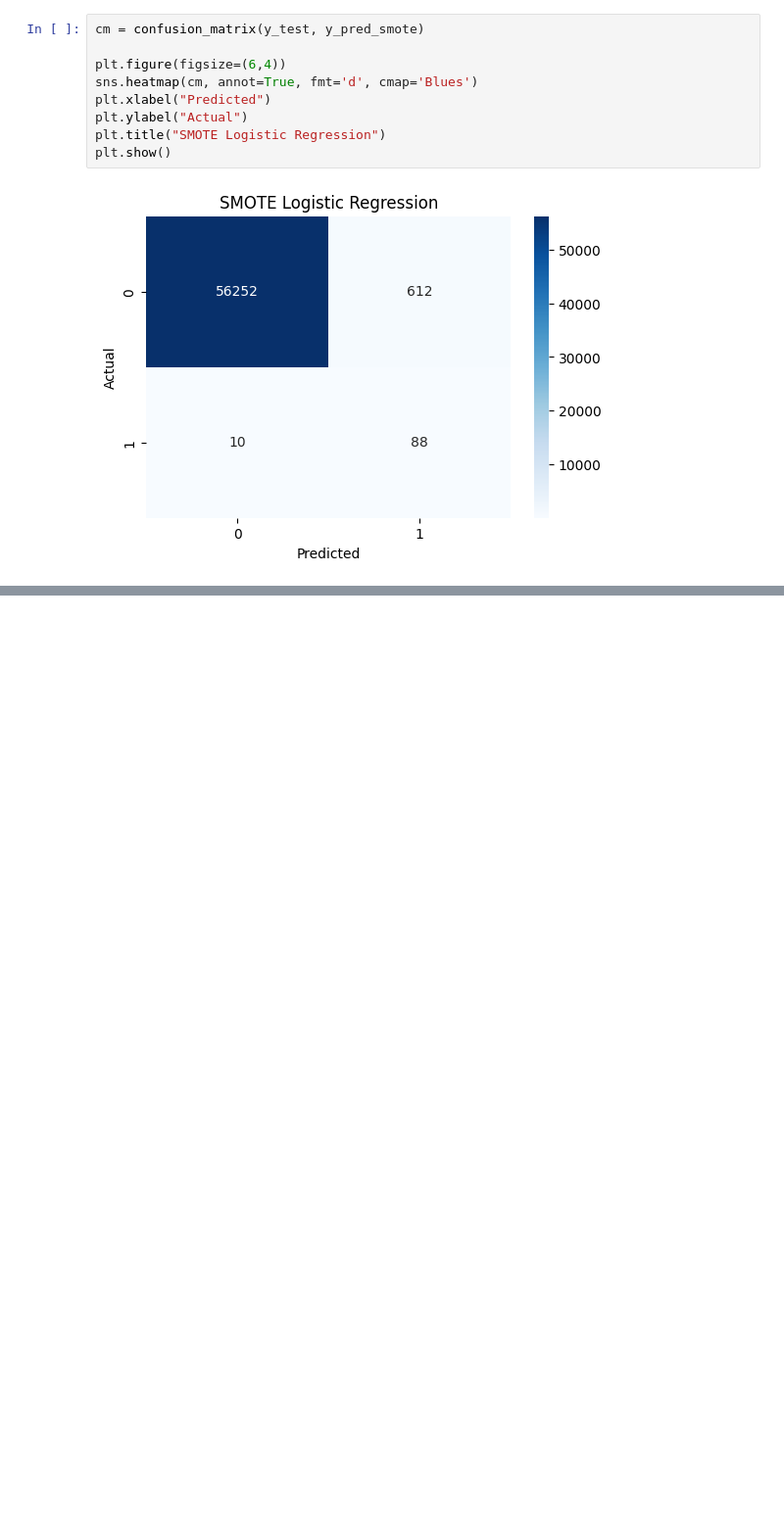
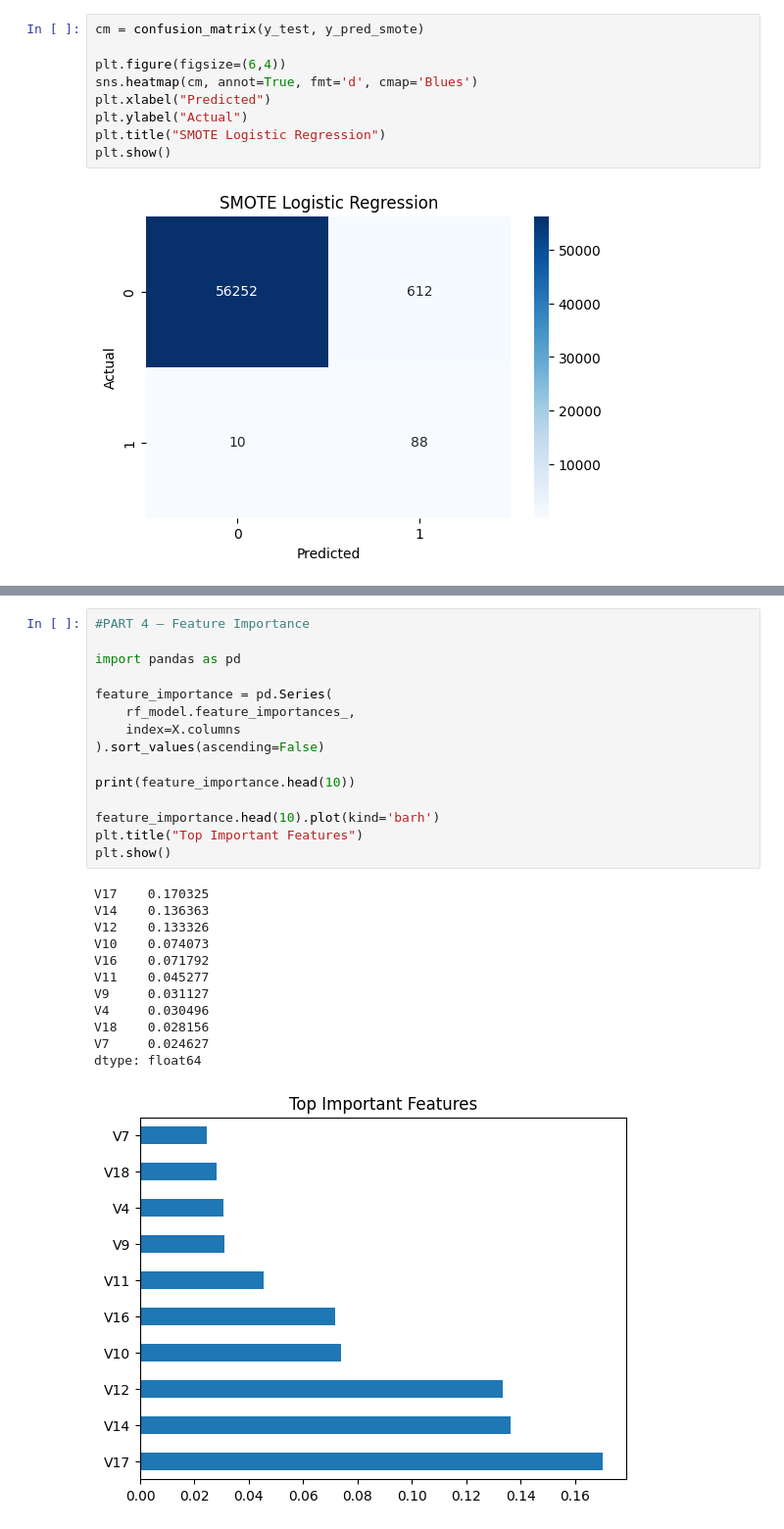
Before and after one commit to MohammedKaif1154/fraud-detection-mlops, a Jupyter notebook: 01_EDA_Fraud_Analysis.ipynb, the cells around one changed output, grey strips where cells are left out. Shown at 98% size. Saved outputs shown, nothing was run; the diff lists cells and outputs as text; blank space fills up the shorter version.

```diff
--- a/01_EDA_Fraud_Analysis.ipynb
+++ b/01_EDA_Fraud_Analysis.ipynb
@@ -324,0 +417,28 @@ plt.show()
+# %%
+#PART 4 — Feature Importance
+
+import pandas as pd
+
+feature_importance = pd.Series(
+    rf_model.feature_importances_,
+    index=X.columns
+).sort_values(ascending=False)
+
+print(feature_importance.head(10))
+
+feature_importance.head(10).plot(kind='barh')
+plt.title("Top Important Features")
+plt.show()
+# %% [output]
+V17    0.170325
+V14    0.136363
+V12    0.133326
+V10    0.074073
+V16    0.071792
+V11    0.045277
+V9     0.031127
+V4     0.030496
+V18    0.028156
+V7     0.024627
+dtype: float64
+[figure, added]
```
Also changed, not shown: parts of 21 cells of this notebook, 1 other file.
